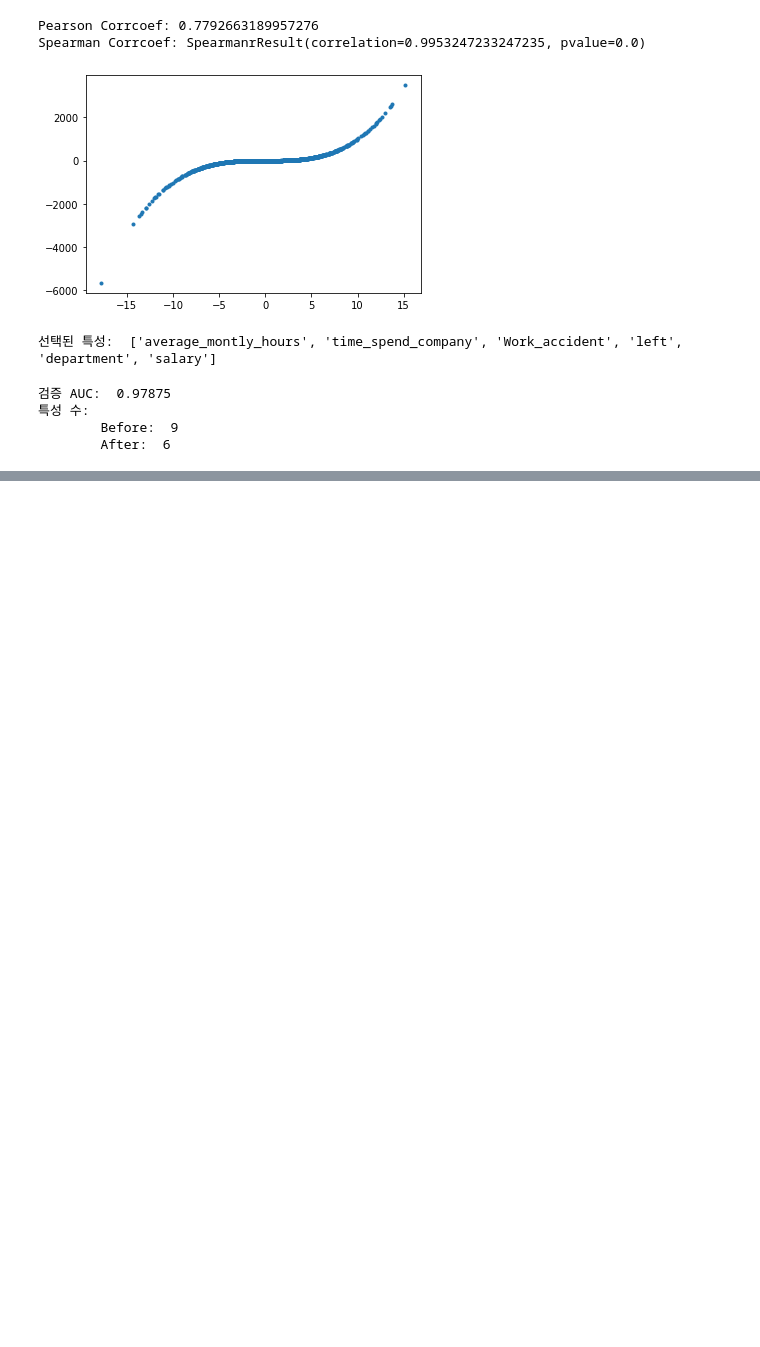
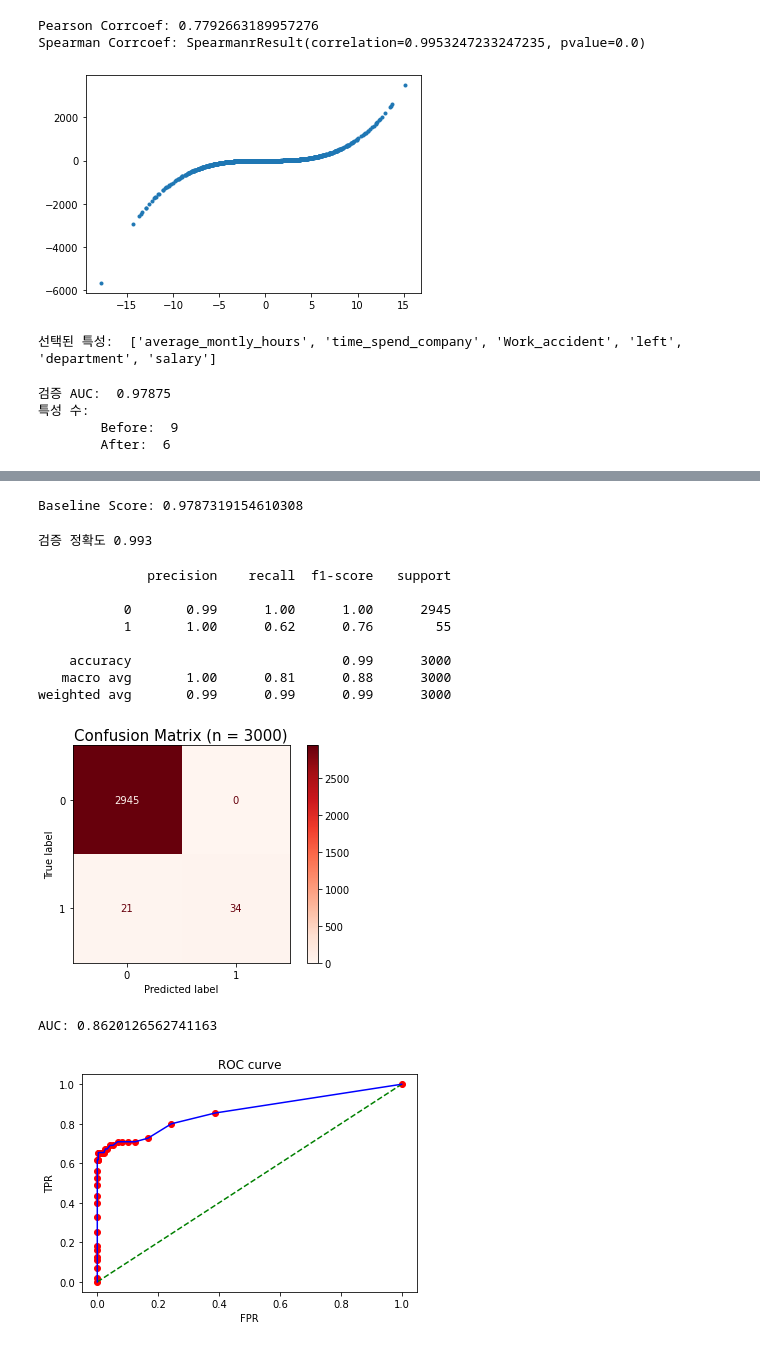
Before and after one commit to haylee94/Section-2_Project-, a Jupyter notebook: section2_project.ipynb, the cells around one changed output, grey strips where cells are left out. Drawn from its saved outputs; the diff is of its cells as text; code cells hidden in the pictures; blank space fills up the shorter version.

```diff
--- a/section2_project.ipynb
+++ b/section2_project.ipynb
@@ -2270,0 +2298,76 @@ print("\tAfter: ", X_train_selected.shape[1])
+# %%
+# baseline score을 확인합니다.
+print("Baseline Score:", df["promotion_last_5years"].value_counts(normalize=True).max())
+
+
+# 학습 / 평가 데이터셋을 분리합니다.
+train, test = train_test_split(df, test_size=0.2, random_state=42)
+
+
+# feature과 label을 분리합니다.
+X_train, y_train = train.drop(columns=target), train[target]
+X_test, y_test = test.drop(columns=target), test[target]
+# %% [output]
+Baseline Score: 0.9787319154610308
+# %%
+# 학습
+
+from sklearn.ensemble import RandomForestClassifier
+from sklearn.pipeline import make_pipeline
+from category_encoders import OrdinalEncoder
+
+
+def get_pipeline():
+    return make_pipeline(
+        OrdinalEncoder(),
+        RandomForestClassifier(
+            n_estimators=100, random_state=42, class_weight="balanced"
+        ),
+    )
+
+
+pipe = get_pipeline()
+pipe.fit(X_train, y_train)
+print("검증 정확도", pipe.score(X_test, y_test))
+# %% [output]
+검증 정확도 0.993
+# %%
+# 성능평가
+
+from sklearn.metrics import classification_report
+from sklearn.metrics import plot_confusion_matrix
+from sklearn.metrics import roc_curve, roc_auc_score
+import matplotlib.pyplot as plt
+
+
+print(classification_report(y_test, pipe.predict(X_test)))
+
+plot_confusion_matrix(pipe, X_test, y_test, cmap=plt.cm.Reds)
+plt.title(f"Confusion Matrix (n = {len(y_test)})", fontsize=15)
+plt.show()
+
+y_pred_proba = pipe.predict_proba(X_test)[:, 1]
+print("AUC:", roc_auc_score(y_test, y_pred_proba))
+
+baseline_fpr, baseline_tpr, _ = roc_curve(y_test, [0] * len(y_test))
+fpr, tpr, thresholds = roc_curve(y_test, y_pred_proba)
+
+plt.plot(baseline_fpr, baseline_tpr, linestyle="--", color="green", label="Baseline")
+plt.plot(fpr, tpr, color="blue", label="Model")
+plt.scatter(fpr, tpr, color="red")
+plt.title("ROC curve")
+plt.xlabel("FPR")
+plt.ylabel("TPR")
+plt.show()
+# %% [output]
+              precision    recall  f1-score   support
+
+           0       0.99      1.00      1.00      2945
+           1       1.00      0.62      0.76        55
+
+    accuracy                           0.99      3000
+   macro avg       1.00      0.81      0.88      3000
+weighted avg       0.99      0.99      0.99      3000
+[figure, added]
+AUC: 0.8620126562741163
+[figure, added]
```
Also changed, not shown: parts of 19 cells of this notebook.
